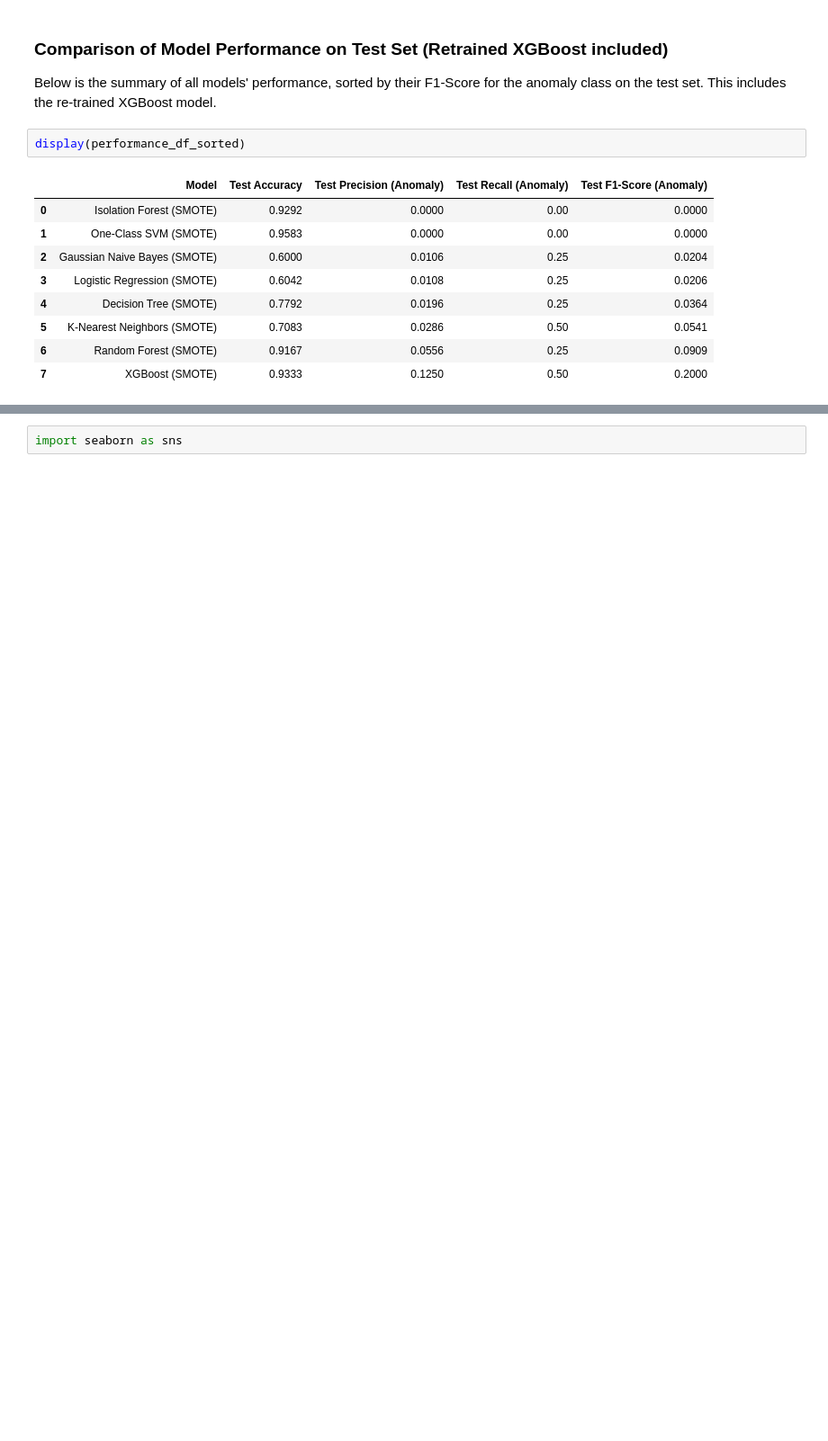
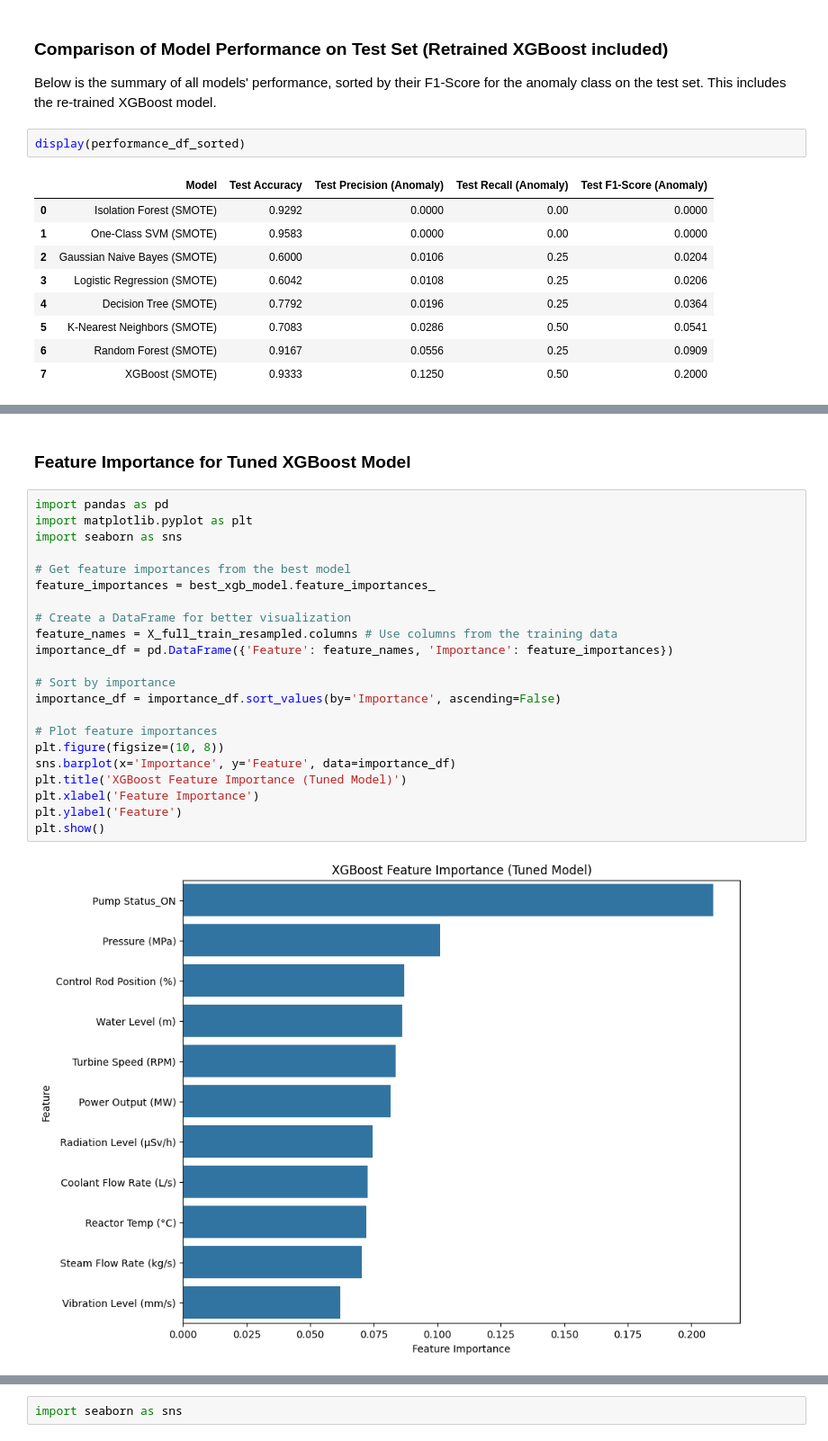
Before and after one commit to nur21horin/machine_learning, a Jupyter notebook: Untitled4.ipynb, the cells around one changed output, grey strips where cells are left out. Shown at 90% size. Cells and saved outputs as stored; diff of their text form; blank space fills up the shorter version.

```diff
--- a/Untitled4.ipynb
+++ b/Untitled4.ipynb
@@ -1511,0 +1613,26 @@ display(performance_df_sorted)
+# %% [markdown]
+### Feature Importance for Tuned XGBoost Model
+# %%
+import pandas as pd
+import matplotlib.pyplot as plt
+import seaborn as sns
+
+# Get feature importances from the best model
+feature_importances = best_xgb_model.feature_importances_
+
+# Create a DataFrame for better visualization
+feature_names = X_full_train_resampled.columns # Use columns from the training data
+importance_df = pd.DataFrame({'Feature': feature_names, 'Importance': feature_importances})
+
+# Sort by importance
+importance_df = importance_df.sort_values(by='Importance', ascending=False)
+
+# Plot feature importances
+plt.figure(figsize=(10, 8))
+sns.barplot(x='Importance', y='Feature', data=importance_df)
+plt.title('XGBoost Feature Importance (Tuned Model)')
+plt.xlabel('Feature Importance')
+plt.ylabel('Feature')
+plt.show()
+# %% [output]
+[figure, added]
```
Also changed, not shown: parts of 6 cells of this notebook.
